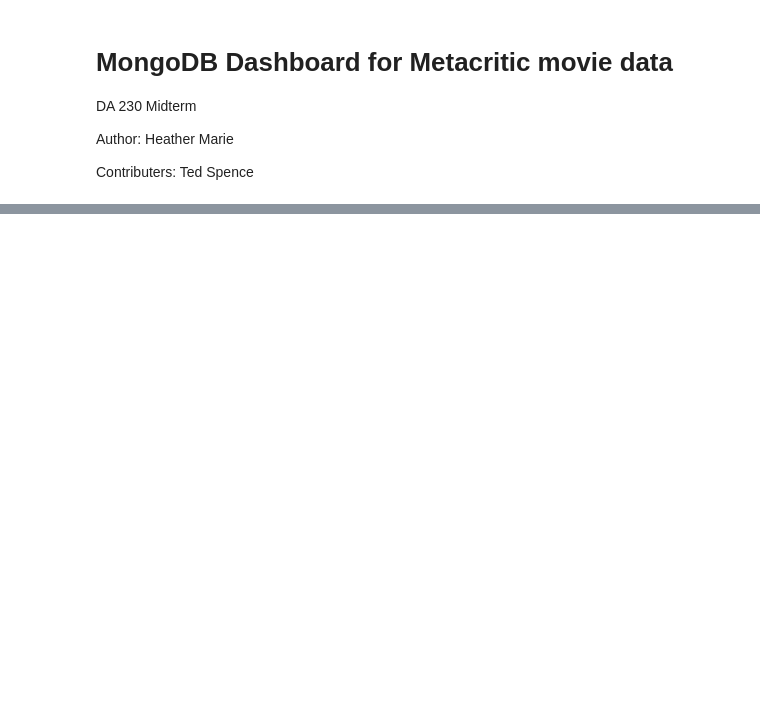
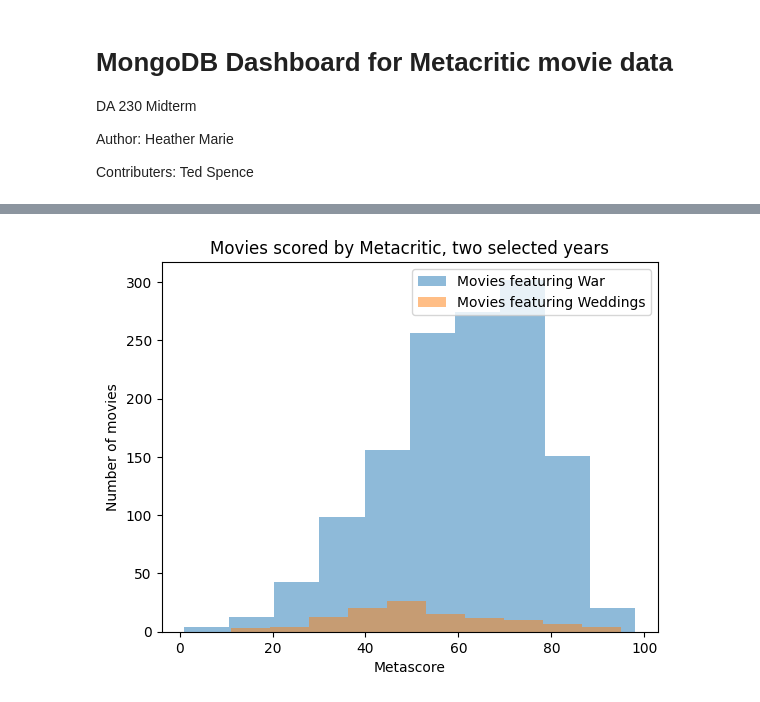
Before and after one commit to hselymes/DA320, a Jupyter notebook: Midterm/MongoDB dashboard.ipynb, the cells around one changed output, grey strips where cells are left out. Saved outputs shown, nothing was run; the diff lists cells and outputs as text; code cells hidden in the pictures; blank space fills up the shorter version.

```diff
--- a/Midterm/MongoDB dashboard.ipynb
+++ b/Midterm/MongoDB dashboard.ipynb
@@ -43,0 +96,19 @@ This database has the collections ['IMDB', 'Metacritic', 'IMDB_Pipeline_View']
+# %%
+# Comparing histograms by keywords
+
+from matplotlib import pyplot
+
+# Retrieve metascore for 2 different years
+scores_wedding = metacritic[metacritic['description'].str.contains("wedding")].score
+scores_war = metacritic[metacritic['description'].str.contains("war")].score
+
+# Plot data into buckets
+pyplot.title("Movies scored by Metacritic, two selected years")
+pyplot.xlabel('Metascore')
+pyplot.ylabel('Number of movies')
+pyplot.hist(scores_war, alpha=0.5, label = 'Movies featuring War')
+pyplot.hist(scores_wedding, alpha = 0.5, label = 'Movies featuring Weddings')
+pyplot.legend(loc='upper right')
+pyplot.show()
+# %% [output]
+[figure, added]
```
Also changed, not shown: parts of 4 cells of this notebook, 1 other file.
